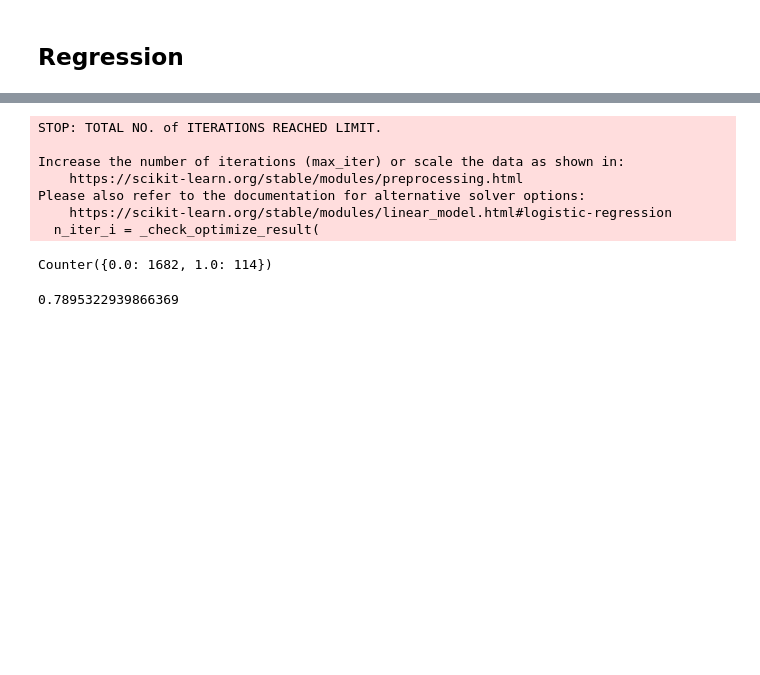
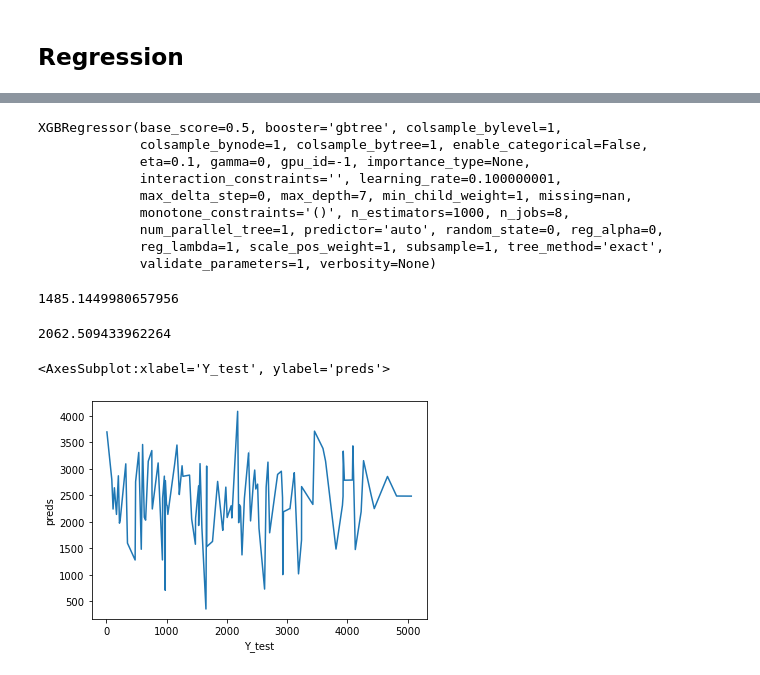
Before and after one commit to SahuH/Clinical-Outcome-Prediction, a Jupyter notebook: ganesh_smote.ipynb, the cells around one changed output, grey strips where cells are left out. Cells and saved outputs as stored; diff of their text form; code cells hidden in the pictures; blank space fills up the shorter version.

```diff
--- a/ganesh_smote.ipynb
+++ b/ganesh_smote.ipynb
@@ -160,2 +249,34 @@ Counter({1.0: 6992, 0.0: 6940})
 # %% [markdown]
 ## Regression
+# %%
+data_2 = data.copy()
+
+#data_2 = data_2.drop(columns='death')
+#label = 'death_recency'
+
+data_2 = data_2.drop(columns='death_recency')
+label = 'death'
+
+
+data_2 = data_2.loc[data_2[label] > 0]
+
+msk = np.random.rand(data_2.shape[0]) < 0.8
+#print(msk)
+train = data_2[msk]
+test = data_2[~msk]
+
+X_train = train[ct_feats]
+y_train = train[label]
+X_train = X_train.fillna(0)
+y_train = y_train.fillna(0)
+
+X_test = test[ct_feats]
+Y_test = test[label]
+X_test = X_test.fillna(0)
+Y_test = Y_test.fillna(0)
+
+print(X_train.shape)
+print(y_train.shape)
+
+print(X_test.shape)
+print(Y_test.shape)
@@ -162,26 +288,41 @@ Counter({1.0: 6992, 0.0: 6940})
 # %%
-model = LogisticRegression(random_state=0).fit(X_train, y_train)
+
+#print(X_train)
+#print(y_train)
+model = xgb.XGBRegressor(n_estimators=1000, max_depth=7, eta=0.1, subsample=1, colsample_bytree=1)
+model.fit(X_train, y_train)
+#model = LinearRegression().fit(X_train, y_train)
 #model = DecisionTreeClassifier(random_state=0).fit(X_train, y_train)
 # evaluate pipeline
 #cv = RepeatedStratifiedKFold(n_splits=10, n_repeats=3, random_state=1)
 #scores = cross_val_score(model, X_train, y_train, scoring='roc_auc', cv=cv, n_jobs=-1)
 #print('Mean ROC AUC: %.3f' % np.mean(scores))
 # %% [output]
-STOP: TOTAL NO. of ITERATIONS REACHED LIMIT.
-
-Increase the number of iterations (max_iter) or scale the data as shown in:
-    https://scikit-learn.org/stable/modules/preprocessing.html
-Please also refer to the documentation for alternative solver options:
-    https://scikit-learn.org/stable/modules/linear_model.html#logistic-regression
-  n_iter_i = _check_optimize_result(
+XGBRegressor(base_score=0.5, booster='gbtree', colsample_bylevel=1,
+             colsample_bynode=1, colsample_bytree=1, enable_categorical=False,
+             eta=0.1, gamma=0, gpu_id=-1, importance_type=None,
+             interaction_constraints='', learning_rate=0.100000001,
+             max_delta_step=0, max_depth=7, min_child_weight=1, missing=nan,
+             monotone_constraints='()', n_estimators=1000, n_jobs=8,
+             num_parallel_tree=1, predictor='auto', random_state=0, reg_alpha=0,
+             reg_lambda=1, scale_pos_weight=1, subsample=1, tree_method='exact',
+             validate_parameters=1, verbosity=None)
 # %%
-X_test = test[feats]
-Y_test = test[label]
-X_test = X_test.fillna(0)
-Y_test = Y_test.fillna(0)
-print(Counter(Y_test))
+#print(Counter(Y_test))
 preds = model.predict(X_test)
-accuracy_score(Y_test, preds)
+math.sqrt(mean_squared_error(Y_test, preds))
 # %% [output]
-Counter({0.0: 1682, 1.0: 114})
+1485.1449980657956
-0.7895322939866369
+# %%
+Y_test.mean()
+# %% [output]
+2062.509433962264
+# %%
+tmp = {'Y_test':Y_test,'preds':preds}
+# tmp_df = pd.DataFrame([Y_test, preds], columns=['Y_test','preds'])
+tmp_df = pd.DataFrame(tmp)
+tmp_df.sort_values(by='Y_test', inplace=True)
+sns.lineplot(data=tmp_df, x='Y_test', y='preds')
+# %% [output]
+<AxesSubplot:xlabel='Y_test', ylabel='preds'>
+[figure, added]
```
Also changed, not shown: parts of 39 cells of this notebook.
